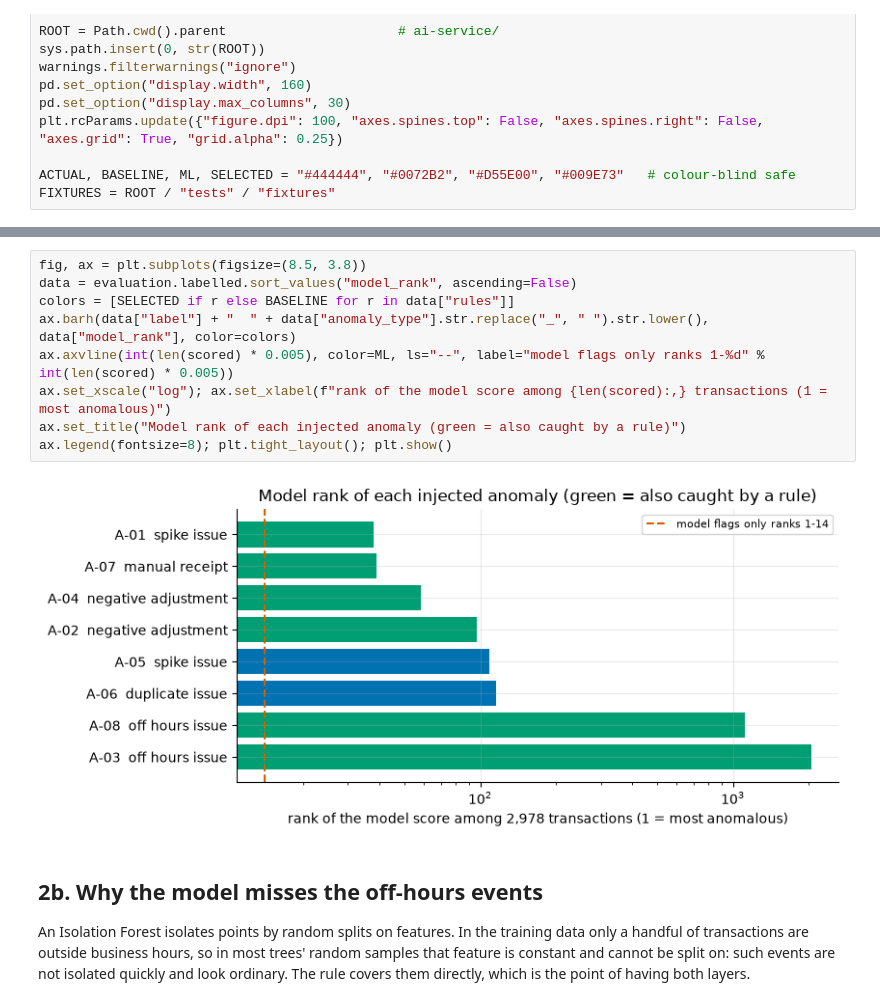
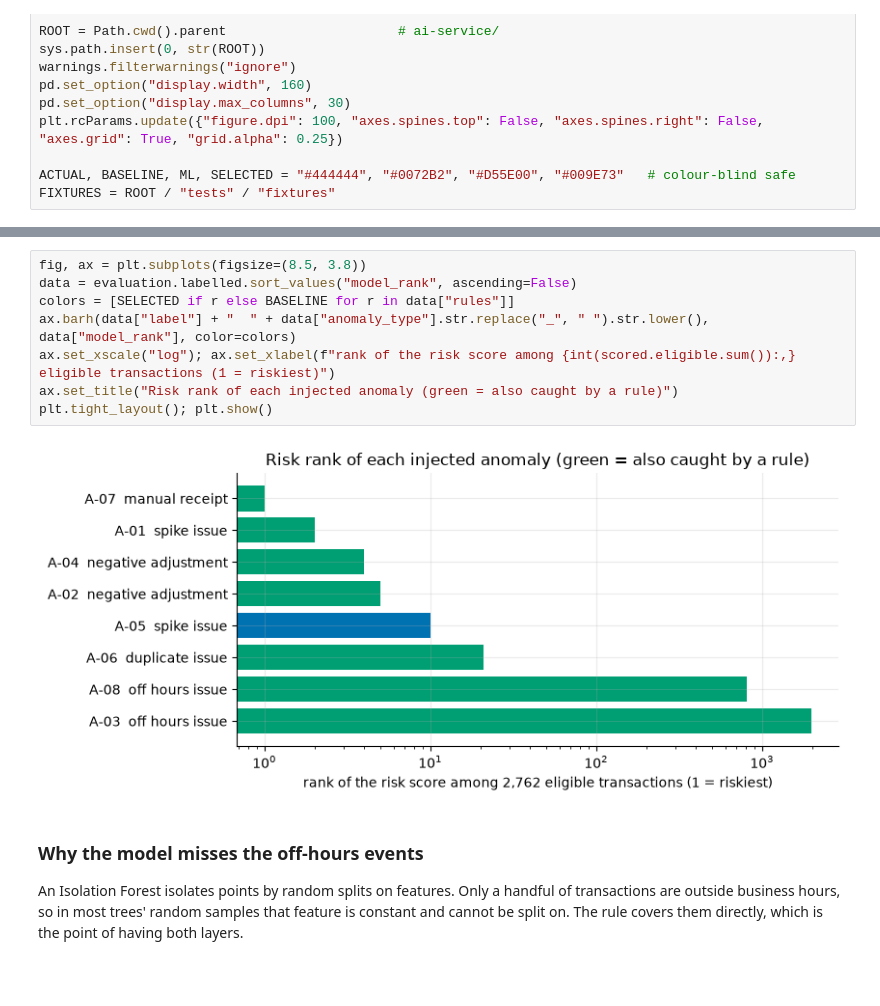
Before and after one commit to isfak1537/toyota-ai-erp, a Jupyter notebook: ai-service/notebooks/02_anomaly_eval.ipynb, the cells around one changed output, grey strips where cells are left out. Cells and saved outputs as stored; diff of their text form; blank space fills up the shorter version.

```diff
--- a/ai-service/notebooks/02_anomaly_eval.ipynb
+++ b/ai-service/notebooks/02_anomaly_eval.ipynb
@@ -124,21 +156,19 @@ ax.legend(fontsize=8, loc="upper right"); plt.tight_layout(); plt.show()
 # %%
 fig, ax = plt.subplots(figsize=(8.5, 3.8))
 data = evaluation.labelled.sort_values("model_rank", ascending=False)
 colors = [SELECTED if r else BASELINE for r in data["rules"]]
 ax.barh(data["label"] + "  " + data["anomaly_type"].str.replace("_", " ").str.lower(), data["model_rank"], color=colors)
-ax.axvline(int(len(scored) * 0.005), color=ML, ls="--", label="model flags only ranks 1-%d" % int(len(scored) * 0.005))
-ax.set_xscale("log"); ax.set_xlabel(f"rank of the model score among {len(scored):,} transactions (1 = most anomalous)")
-ax.set_title("Model rank of each injected anomaly (green = also caught by a rule)")
-ax.legend(fontsize=8); plt.tight_layout(); plt.show()
+ax.set_xscale("log"); ax.set_xlabel(f"rank of the risk score among {int(scored.eligible.sum()):,} eligible transactions (1 = riskiest)")
+ax.set_title("Risk rank of each injected anomaly (green = also caught by a rule)")
+plt.tight_layout(); plt.show()
 # %% [output]
-[figure, old version]
+[figure, new version]
 # %% [markdown]
-## 2b. Why the model misses the off-hours events
+### Why the model misses the off-hours events
 
-An Isolation Forest isolates points by random splits on features. In the training data only a handful of
-transactions are outside business hours, so in most trees' random samples that feature is constant and
-cannot be split on: such events are not isolated quickly and look ordinary. The rule covers them directly,
-which is the point of having both layers.
+An Isolation Forest isolates points by random splits on features. Only a handful of transactions are outside
+business hours, so in most trees' random samples that feature is constant and cannot be split on. The rule
+covers them directly, which is the point of having both layers.
 # %%
 off = (feats["off_hours_distance"] > 0).to_numpy()
 injected = feats["id"].isin(evaluation.labelled["id"]).to_numpy()
```
Also changed, not shown: parts of 21 cells of this notebook, 4 other files.
